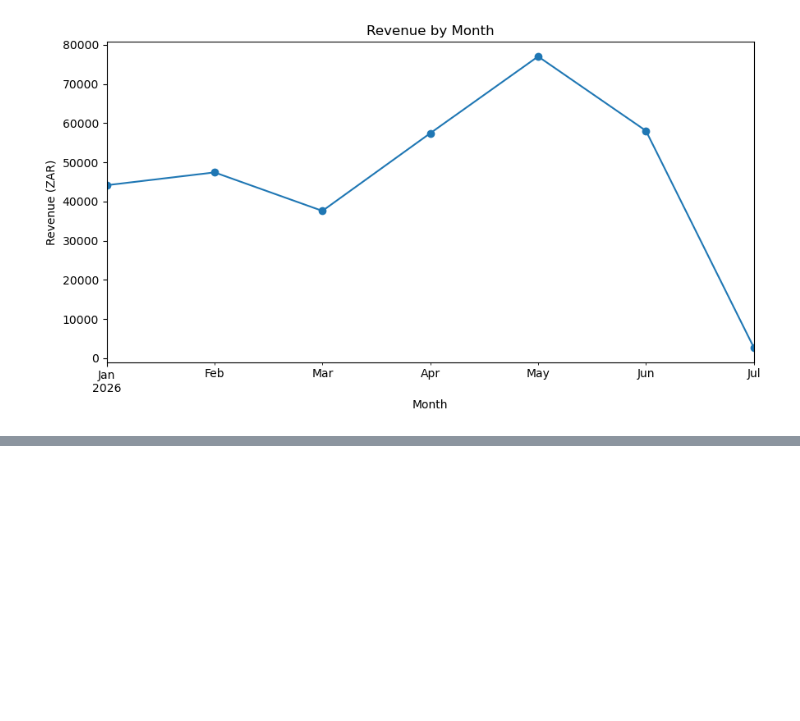
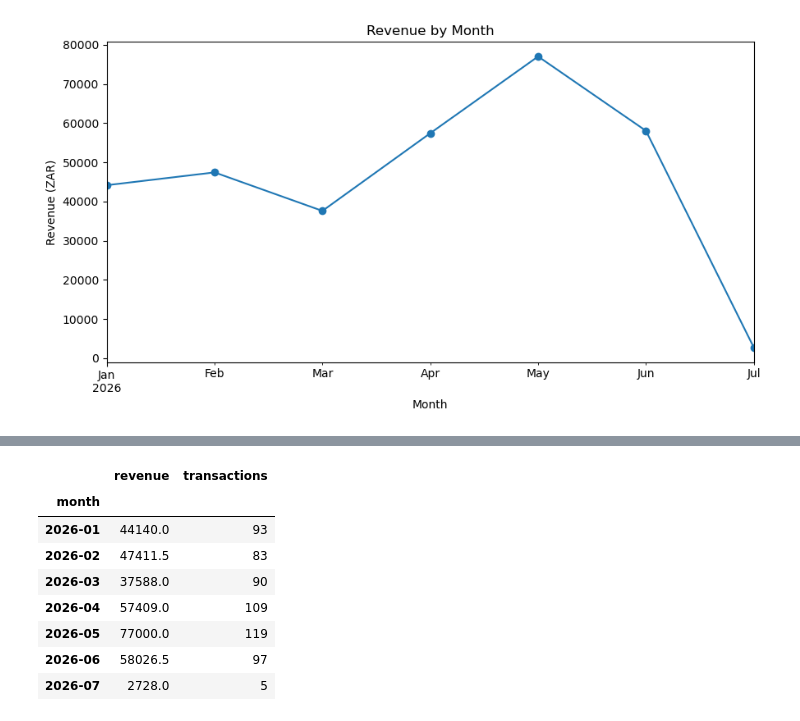
Before and after one commit to xayanklovell/retail-sales-analysis, a Jupyter notebook: analysis.ipynb, the cells around one changed output, grey strips where cells are left out. Cells and saved outputs as stored; diff of their text form; code cells hidden in the pictures; blank space fills up the shorter version.

```diff
--- a/analysis.ipynb
+++ b/analysis.ipynb
@@ -707,0 +777,17 @@ plt.show()
+# %%
+monthly_summary = pd.DataFrame({
+    "revenue": monthly_revenue,
+    "transactions": monthly_transactions
+})
+
+monthly_summary
+# %% [output]
+|  | revenue | transactions |
+| month |  |  |
+| 2026-01 | 44140.0 | 93 |
+| 2026-02 | 47411.5 | 83 |
+| 2026-03 | 37588.0 | 90 |
+| 2026-04 | 57409.0 | 109 |
+| 2026-05 | 77000.0 | 119 |
+| 2026-06 | 58026.5 | 97 |
+| 2026-07 | 2728.0 | 5 |
```
Also changed, not shown: parts of 18 cells of this notebook, 4 other files.
